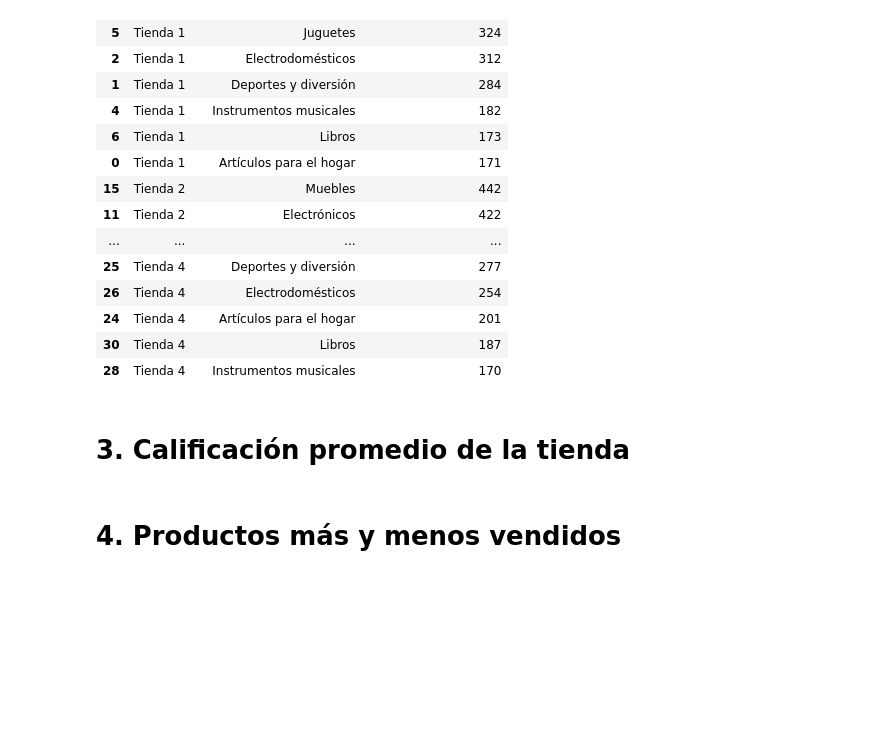
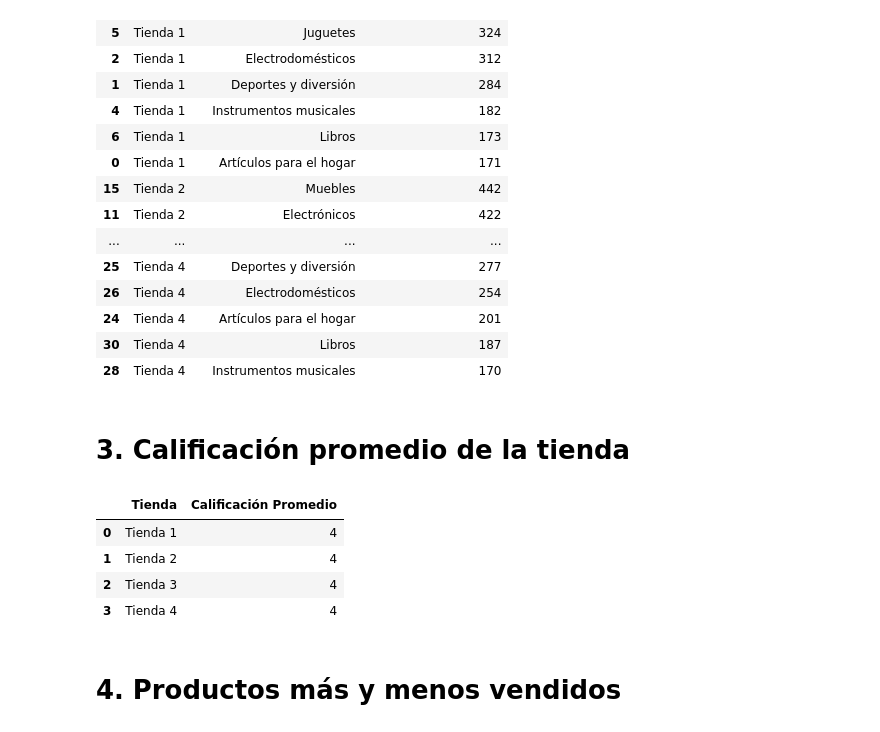
Before and after one commit to CarlosS4/Ciencia_de_Datos_AluraLatam_G9, a Jupyter notebook: AluraStoreLatam.ipynb, the cells around one changed output. Cells and saved outputs as stored; diff of their text form; code cells hidden in the pictures; blank space fills up the shorter version.

Commit message:
Calculo de las calificaciones promedio de los clientes para cada tienda. El objetivo es conocer la satisfacción del cliente con los productos vendidos.

```diff
--- a/AluraStoreLatam.ipynb
+++ b/AluraStoreLatam.ipynb
@@ -351,6 +351,17 @@ display(ventas_por_categoria_ordenado)
 | 28 | Tienda 4 | Instrumentos musicales | 170 |
 # %% [markdown]
 # 3. Calificación promedio de la tienda
+# %%
+calificacion_promedio_por_tienda = maestro_df.groupby('Tienda')['Calificación'].mean().reset_index()
+calificacion_promedio_por_tienda.rename(columns={'Calificación': 'Calificación Promedio'}, inplace=True)
+
+display(calificacion_promedio_por_tienda)
+# %% [output]
+|  | Tienda | Calificación Promedio |
+| 0 | Tienda 1 | 4 |
+| 1 | Tienda 2 | 4 |
+| 2 | Tienda 3 | 4 |
+| 3 | Tienda 4 | 4 |
 # %% [markdown]
 # 4. Productos más y menos vendidos
 # %% [markdown]
```
